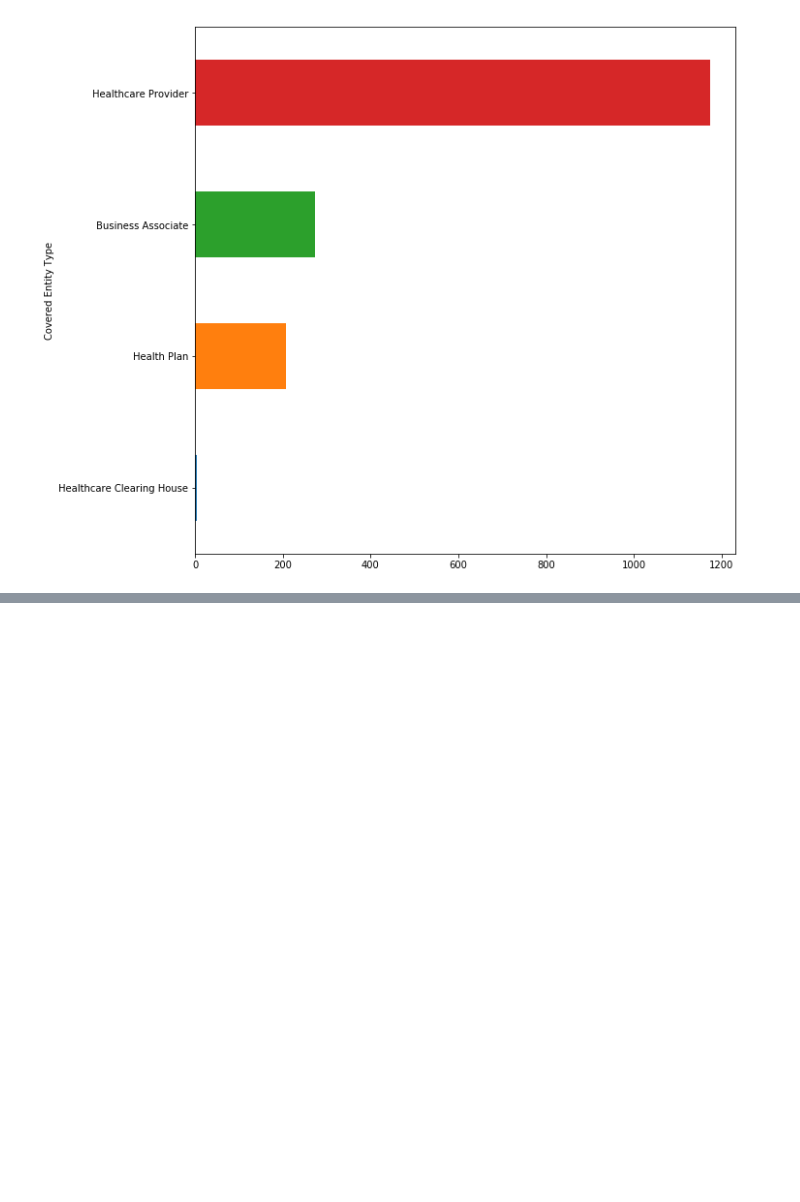
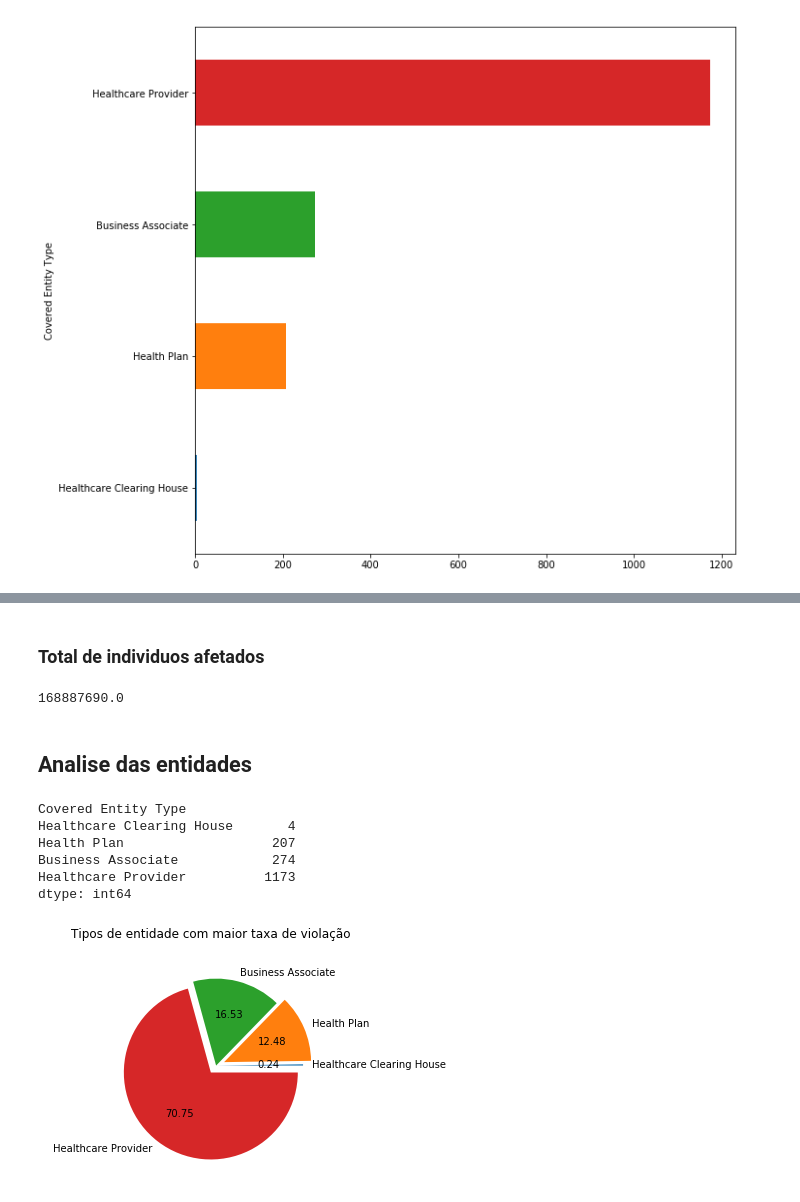
Before and after one commit to leomoreira12/Estudo-de-dados---Cyber-Crimes, a Jupyter notebook: DataAnalysis - Cyber Crimes.ipynb, the cells around one changed output, grey strips where cells are left out. Cells and saved outputs as stored; diff of their text form; code cells hidden in the pictures; blank space fills up the shorter version.

```diff
--- a/DataAnalysis - Cyber Crimes.ipynb
+++ b/DataAnalysis - Cyber Crimes.ipynb
@@ -98,0 +129,26 @@ tab.groupby('Covered Entity Type').size().sort_values().plot(kind='barh', figsiz
+# %% [markdown]
+### Total de individuos afetados
+# %%
+tab['Individuals Affected'].sum(skipna = True)
+# %% [output]
+168887690.0
+# %% [markdown]
+## Analise das entidades
+# %%
+tab.groupby('Covered Entity Type').size().sort_values().tail(4)
+# %% [output]
+Covered Entity Type
+Healthcare Clearing House       4
+Health Plan                   207
+Business Associate            274
+Healthcare Provider          1173
+dtype: int64
+# %%
+legendas = 'Healthcare Clearing House', 'Health Plan', 'Business Associate', 'Healthcare Provider'
+plt.axis('equal')
+plt.pie(tab['Covered Entity Type'].value_counts().sort_values(), autopct="%.2f", labels = legendas, explode = [0,0.1,0,0.1])
+plt.suptitle("Tipos de entidade com maior taxa de violação")
+
+plt.show()
+# %% [output]
+[figure, added]
```
Also changed, not shown: parts of 10 cells of this notebook.
